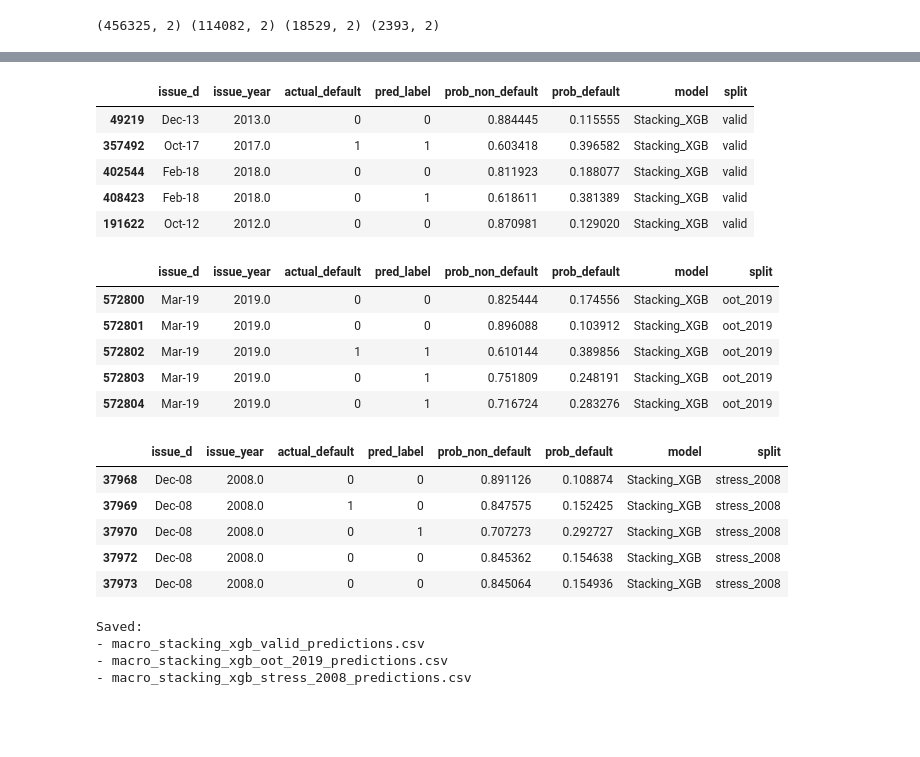
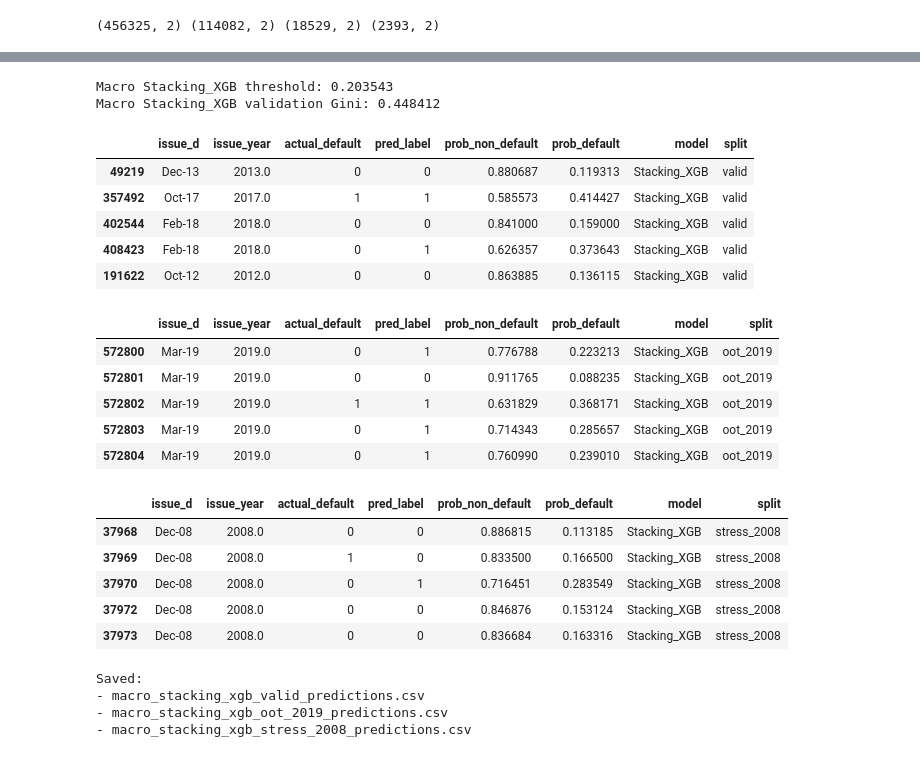
Before and after one commit to clarencemarvin/comp4501-Credit-Default-Risk-Prediction, a Jupyter notebook: main.ipynb, the cells around one changed output, grey strips where cells are left out. Cells and saved outputs as stored; diff of their text form; code cells hidden in the pictures; blank space fills up the shorter version.

```diff
--- a/main.ipynb
+++ b/main.ipynb
@@ -117,6 +112,7 @@ selected_features = [
     "term",
     "fico_range_low",
     "loan_amnt",
+    "int_rate",
     "dti",
     "home_ownership",
     "purpose",
@@ -127,7 +123,6 @@ selected_features = [
     "delinq_2yrs",
     "pub_rec",
     "inq_last_6mths",
-    "mort_acc",
     "revol_bal"
 ]
 
@@ -1801,47 +1762,54 @@ Best meta params: {'n_estimators': 108, 'max_depth': 4, 'learning_rate': 0.01195
 # %%
 meta_xgb_model = XGBClassifier(**meta_best_params)
 meta_xgb_model.fit(meta_train, y_train)
 
-stack_valid_prob = meta_xgb_model.predict_proba(meta_valid)[:, 1]
-stack_oot_prob = meta_xgb_model.predict_proba(meta_oot)[:, 1]
+stack_valid_prob  = meta_xgb_model.predict_proba(meta_valid)[:, 1]
+stack_oot_prob    = meta_xgb_model.predict_proba(meta_oot)[:, 1]
 stack_stress_prob = meta_xgb_model.predict_proba(meta_stress)[:, 1]
+
+# Recompute threshold from macro meta model
+macro_stack_ks, stack_threshold = ks_statistic(y_valid, stack_valid_prob)
+print(f"Macro Stacking_XGB threshold: {stack_threshold:.6f}")
+print(f"Macro Stacking_XGB validation Gini: {gini_score(y_valid, stack_valid_prob):.6f}")
 
 stack_valid_pred_df = make_pred_df(
     valid_df, y_valid, stack_valid_prob, stack_threshold, "valid", "Stacking_XGB"
 )
 stack_oot_pred_df = make_pred_df(
     main_oot_df, y_oot, stack_oot_prob, stack_threshold, "oot_2019", "Stacking_XGB"
 )
 stack_stress_pred_df = make_pred_df(
     stress_df, y_stress, stack_stress_prob, stack_threshold, "stress_2008", "Stacking_XGB"
 )
 
 stack_valid_pred_df.to_csv("stacking_xgb_valid_predictions.csv", index=False)
 stack_oot_pred_df.to_csv("stacking_xgb_oot_2019_predictions.csv", index=False)
 stack_stress_pred_df.to_csv("stacking_xgb_stress_2008_predictions.csv", index=False)
 
 display(stack_valid_pred_df.head())
 display(stack_oot_pred_df.head())
 display(stack_stress_pred_df.head())
 # %% [output]
+Macro Stacking_XGB threshold: 0.203543
+Macro Stacking_XGB validation Gini: 0.448412
 |  | issue_d | issue_year | actual_default | pred_label | prob_non_default | prob_default | model | split |
-| 49219 | Dec-13 | 2013.0 | 0 | 0 | 0.884445 | 0.115555 | Stacking_XGB | valid |
-| 357492 | Oct-17 | 2017.0 | 1 | 1 | 0.603418 | 0.396582 | Stacking_XGB | valid |
-| 402544 | Feb-18 | 2018.0 | 0 | 0 | 0.811923 | 0.188077 | Stacking_XGB | valid |
-| 408423 | Feb-18 | 2018.0 | 0 | 1 | 0.618611 | 0.381389 | Stacking_XGB | valid |
-| 191622 | Oct-12 | 2012.0 | 0 | 0 | 0.870981 | 0.129020 | Stacking_XGB | valid |
+| 49219 | Dec-13 | 2013.0 | 0 | 0 | 0.880687 | 0.119313 | Stacking_XGB | valid |
+| 357492 | Oct-17 | 2017.0 | 1 | 1 | 0.585573 | 0.414427 | Stacking_XGB | valid |
+| 402544 | Feb-18 | 2018.0 | 0 | 0 | 0.841000 | 0.159000 | Stacking_XGB | valid |
+| 408423 | Feb-18 | 2018.0 | 0 | 1 | 0.626357 | 0.373643 | Stacking_XGB | valid |
+| 191622 | Oct-12 | 2012.0 | 0 | 0 | 0.863885 | 0.136115 | Stacking_XGB | valid |
 |  | issue_d | issue_year | actual_default | pred_label | prob_non_default | prob_default | model | split |
-| 572800 | Mar-19 | 2019.0 | 0 | 0 | 0.825444 | 0.174556 | Stacking_XGB | oot_2019 |
-| 572801 | Mar-19 | 2019.0 | 0 | 0 | 0.896088 | 0.103912 | Stacking_XGB | oot_2019 |
-| 572802 | Mar-19 | 2019.0 | 1 | 1 | 0.610144 | 0.389856 | Stacking_XGB | oot_2019 |
-| 572803 | Mar-19 | 2019.0 | 0 | 1 | 0.751809 | 0.248191 | Stacking_XGB | oot_2019 |
-| 572804 | Mar-19 | 2019.0 | 0 | 1 | 0.716724 | 0.283276 | Stacking_XGB | oot_2019 |
+| 572800 | Mar-19 | 2019.0 | 0 | 1 | 0.776788 | 0.223213 | Stacking_XGB | oot_2019 |
+| 572801 | Mar-19 | 2019.0 | 0 | 0 | 0.911765 | 0.088235 | Stacking_XGB | oot_2019 |
+| 572802 | Mar-19 | 2019.0 | 1 | 1 | 0.631829 | 0.368171 | Stacking_XGB | oot_2019 |
+| 572803 | Mar-19 | 2019.0 | 0 | 1 | 0.714343 | 0.285657 | Stacking_XGB | oot_2019 |
+| 572804 | Mar-19 | 2019.0 | 0 | 1 | 0.760990 | 0.239010 | Stacking_XGB | oot_2019 |
 |  | issue_d | issue_year | actual_default | pred_label | prob_non_default | prob_default | model | split |
-| 37968 | Dec-08 | 2008.0 | 0 | 0 | 0.891126 | 0.108874 | Stacking_XGB | stress_2008 |
-| 37969 | Dec-08 | 2008.0 | 1 | 0 | 0.847575 | 0.152425 | Stacking_XGB | stress_2008 |
-| 37970 | Dec-08 | 2008.0 | 0 | 1 | 0.707273 | 0.292727 | Stacking_XGB | stress_2008 |
-| 37972 | Dec-08 | 2008.0 | 0 | 0 | 0.845362 | 0.154638 | Stacking_XGB | stress_2008 |
-| 37973 | Dec-08 | 2008.0 | 0 | 0 | 0.845064 | 0.154936 | Stacking_XGB | stress_2008 |
+| 37968 | Dec-08 | 2008.0 | 0 | 0 | 0.886815 | 0.113185 | Stacking_XGB | stress_2008 |
+| 37969 | Dec-08 | 2008.0 | 1 | 0 | 0.833500 | 0.166500 | Stacking_XGB | stress_2008 |
+| 37970 | Dec-08 | 2008.0 | 0 | 1 | 0.716451 | 0.283549 | Stacking_XGB | stress_2008 |
+| 37972 | Dec-08 | 2008.0 | 0 | 0 | 0.846876 | 0.153124 | Stacking_XGB | stress_2008 |
+| 37973 | Dec-08 | 2008.0 | 0 | 0 | 0.836684 | 0.163316 | Stacking_XGB | stress_2008 |
 # %%
 def make_pred_df(base_df, y_true, prob, threshold, split_name, model_name):
     pred = (prob >= threshold).astype(int)
```
Also changed, not shown: parts of 74 cells of this notebook, 7 other files.
